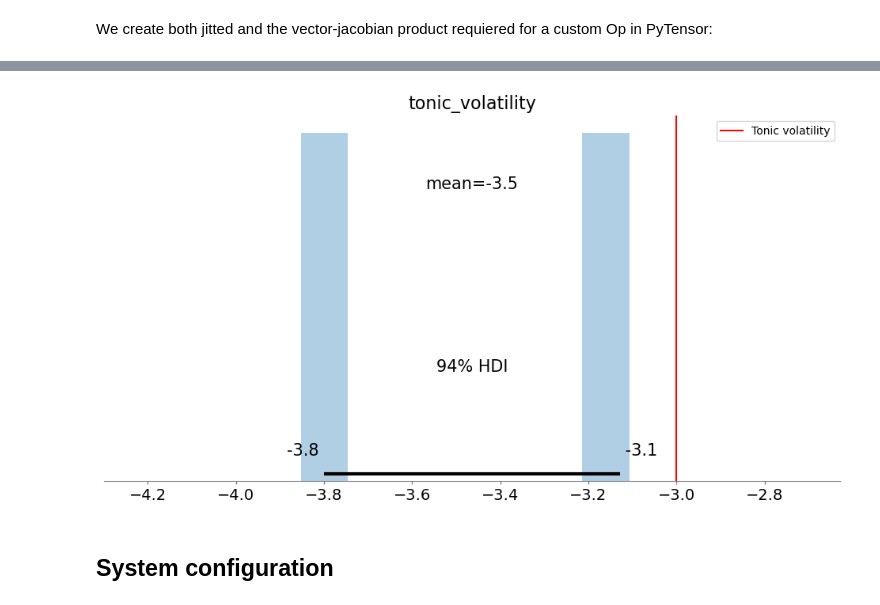
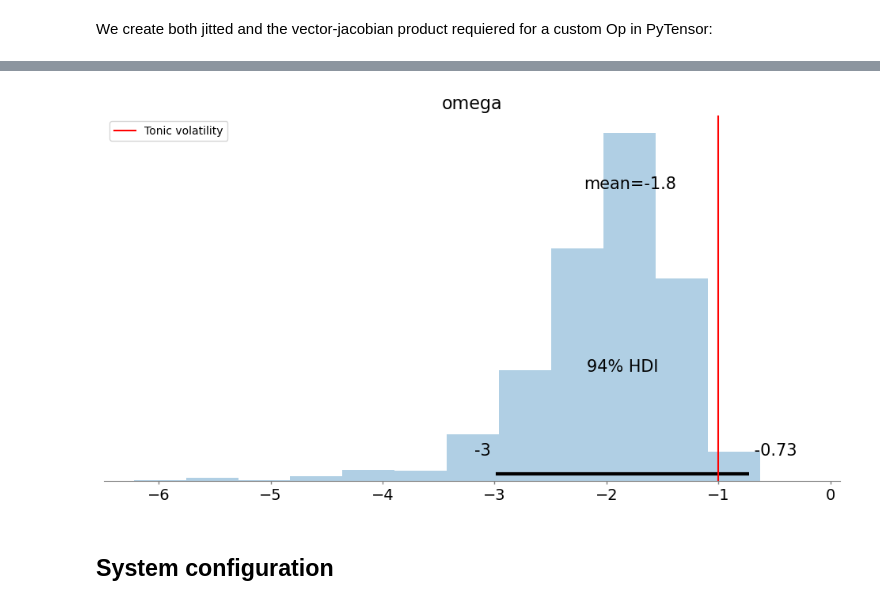
Before and after one commit to ilabcode/pyhgf, a Jupyter notebook: docs/source/notebooks/Example_3_Multi_armed_bandit.ipynb, the cells around one changed output, grey strips where cells are left out. Drawn from its saved outputs; the diff is of its cells as text; code cells hidden in the pictures.

```diff
--- a/docs/source/notebooks/Example_3_Multi_armed_bandit.ipynb
+++ b/docs/source/notebooks/Example_3_Multi_armed_bandit.ipynb
@@ -252,6 +261,8 @@ beta = 1.0
 input_data = u.astype(float).T
 responses = []  # 1: arm A - 0: arm B
 for i in range(input_data.shape[0]):
+
+    observed = np.ones(4)
 
     # expectations about the outcomes
     w_a = attributes[4]["expected_mean"]
@@ -262,28 +273,36 @@ for i in range(input_data.shape[0]):
     # decision function
     p_a = np.exp(beta * (w_a-l_a)) / ( np.exp(beta * (w_a-l_a)) + np.exp(beta * (w_b-l_b)))
 
+    # response
+    response = np.random.binomial(p=.4, n=1)
+    responses.append(response)
+
     # hide the observations that were not selected
-    if p_a > .5:
-        input_data[i, :2] = np.nan
-        responses.append(1)
+    if response:
+        observed[2:] = 0
     else:
-        input_data[i, 2:4] = np.nan
-        responses.append(0)
+        observed[:2] = 0
+
     time_steps = np.ones(1)
 
     # update the probabilistic network
     attributes, _ = beliefs_propagation(
         attributes=attributes,
-        input_data=(input_data[i], time_steps),
+        input_data=(input_data[i], time_steps, observed),
         update_sequence=update_sequence,
         edges=edges,
-        input_nodes_idx=input_nodes_idx
+        input_nodes_idx=input_nodes_idx,
     )
 responses = jnp.asarray(responses)
 # %% [markdown]
 ### Bayesian inference
 
 First, we start by creating the response function we want to optimize (see also {ref}`custom_response_functions` on how to create such functions).
+# %%
+# create a mask to hide the observations from the arm that was not selected
+observed = np.ones(input_data.shape)
+observed[2:, responses] = 0
+observed[:2, ~responses] = 0
 # %%
 from pyhgf.math import binary_surprise
 from jax.tree_util import Partial
@@ -301,7 +320,7 @@ def two_bandits_logp(tonic_volatility, hgf, input_data, responses):
     hgf.attributes[11]["tonic_volatility"] = tonic_volatility
 
     # run the model forward
-    hgf.input_data(input_data=input_data)
+    hgf.input_data(input_data=input_data, is_observed=observed)
 
     # probabilities of choosing arm A
     beta = 1.0
@@ -316,11 +335,11 @@ def two_bandits_logp(tonic_volatility, hgf, input_data, responses):
 
     # the surprise of the model is the sum of binary surprise at all input level
     # plus the binary surprise for the agent decision
-    #surprise_1 = jnp.sum(jnp.where(jnp.isnan(input_data[:, 2]), 0.0, hgf.node_trajectories[0]["surprise"]))
-    #surprise_2 = jnp.sum(jnp.where(jnp.isnan(input_data[:, 2]), 0.0, hgf.node_trajectories[1]["surprise"]))
-    #surprise_3 = jnp.sum(jnp.where(jnp.isnan(input_data[:, 0]), 0.0, hgf.node_trajectories[2]["surprise"]))
-    #surprise_4 = jnp.sum(jnp.where(jnp.isnan(input_data[:, 0]), 0.0, hgf.node_trajectories[3]["surprise"]))
-    #surprise = surprise_1 + surprise_2 + surprise_3 + surprise_4 + surprise
+    surprise_1 = jnp.sum(jnp.where(jnp.isnan(input_data[:, 2]), 0.0, hgf.node_trajectories[0]["surprise"]))
+    surprise_2 = jnp.sum(jnp.where(jnp.isnan(input_data[:, 2]), 0.0, hgf.node_trajectories[1]["surprise"]))
+    surprise_3 = jnp.sum(jnp.where(jnp.isnan(input_data[:, 0]), 0.0, hgf.node_trajectories[2]["surprise"]))
+    surprise_4 = jnp.sum(jnp.where(jnp.isnan(input_data[:, 0]), 0.0, hgf.node_trajectories[3]["surprise"]))
+    surprise = surprise_1 + surprise_2 + surprise_3 + surprise_4 + surprise
 
     surprise = jnp.where(
         jnp.isnan(surprise),
@@ -399,8 +414,8 @@ custom_op = CustomOp()
 vjp_custom_op = VJPCustomOp()
 # %%
 with pm.Model() as model:
-    tonic_volatility = pm.Normal("tonic_volatility", -4.0, 5)
-    pm.Potential("hgf", custom_op(tonic_volatility))
+    omega = pm.Normal("omega", -4.0, 2)
+    pm.Potential("hgf", custom_op(omega))
     idata = pm.sample(chains=2)
 # %% [output]
 Auto-assigning NUTS sampler...
@@ -413,10 +428,10 @@ We recommend running at least 4 chains for robust computation of convergence dia
 # %%
 _, ax = plt.subplots(figsize=(12, 6))
 az.plot_posterior(idata, ax=ax, kind='hist')
-ax.axvline(tv, color="r", label="Tonic volatility")
+ax.axvline(tonic_volatility, color="r", label="Tonic volatility")
 plt.legend();
 # %% [output]
-[figure, old version]
+[figure, new version]
 # %% [markdown]
 ## System configuration
 # %%
```
Also changed, not shown: parts of 13 cells of this notebook, 4 other files.
